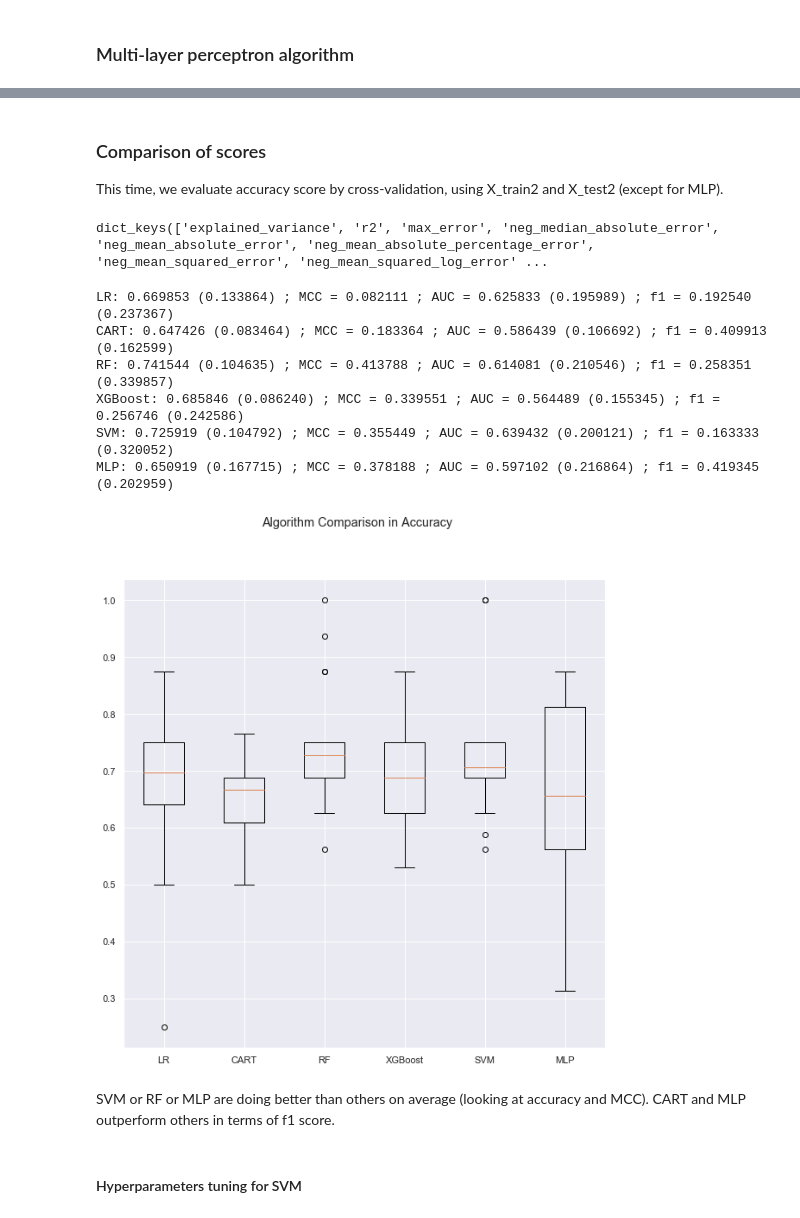
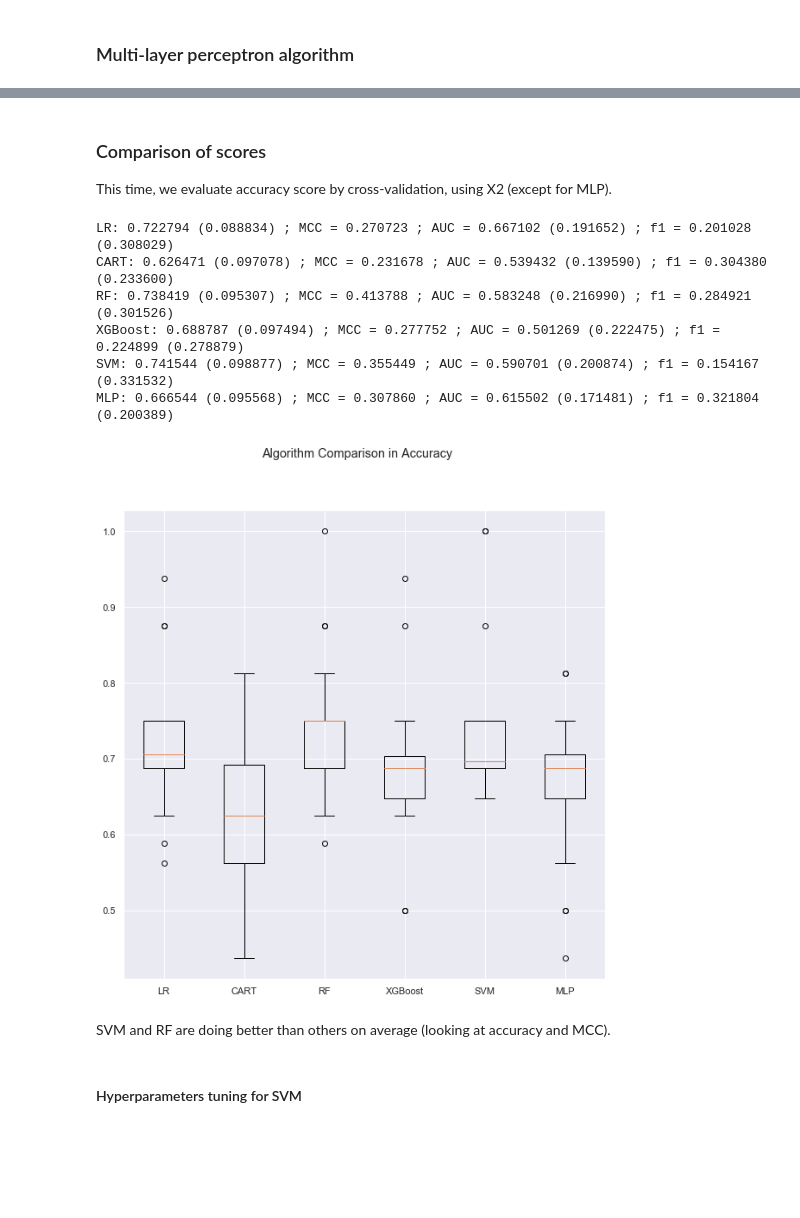
Before and after one commit to romanelgff/ml-mesothelioma, a Jupyter notebook: code.ipynb, the cells around one changed output, grey strips where cells are left out. Saved outputs shown, nothing was run; the diff lists cells and outputs as text; code cells hidden in the pictures; blank space fills up the shorter version.

```diff
--- a/code.ipynb
+++ b/code.ipynb
@@ -926,4 +929,4 @@ plt.show()
 # %%
-X2 = dc.loc[:,("lung_side_2", "duration_of_symptoms", "lung_side_1", "gender_0", "age", "C_reactive_protein", "city_0", "blood_lactic_dehydrogenise", "duration_of_asbestos_exposure", "white_blood", "albumin", "pleural_thickness_on_tomography", "pleural_lactic_dehydrogenise", "sedimentation", "platelet_count", "habit_of_cigarette_3", "lung_side_0", "pleural_glucose", "total_protein")].copy()
+X2 = dc.loc[:,("lung_side_2", "duration_of_symptoms", "gender_0", "gender_1", "age", "C_reactive_protein", "city_1", "duration_of_asbestos_exposure", "pleural_lactic_dehydrogenise", "sedimentation", "total_protein")].copy()
 y2 = df["class_of_diagnosis"].copy()
 X_train2, X_test2, y_train2, y_test2 = train_test_split(X2, y2, test_size=0.2, random_state=1, shuffle=True)
@@ -1149,10 +1156,12 @@ from sklearn.neural_network import MLPClassifier
 from sklearn.preprocessing import StandardScaler
 # %%
 # we keep original training and test dataset (more features are better for neural networks)
+X_train_init, X_test_init, y_train_init, y_test_init = train_test_split(dc_init, y, test_size=0.2, random_state=1, shuffle=True)
+
 scaler = StandardScaler()
-scaler.fit(X_train)
-X_train_s = scaler.transform(X_train)
-X_test_s = scaler.transform(X_test)
+scaler.fit(X_train_init)
+X_train_s = scaler.transform(X_train_init)
+X_test_s = scaler.transform(X_test_init)
 # %%
 param_grid = {
     'solver':['adam','sgd'],
@@ -1199,7 +1208,7 @@ pprint(param_grid)
 # %%
-clf_mlp = MLPClassifier(activation='tanh', alpha=0.0001, solver='sgd',
-                        learning_rate='constant', learning_rate_init=0.01,
-                        hidden_layer_sizes=(75,2,2), max_iter=1000,
-                        random_state=1)
+clf_mlp = MLPClassifier(activation='relu', alpha=0.05, solver='sgd',
+                        learning_rate='adaptive', learning_rate_init=0.05,
+                        hidden_layer_sizes=(100,1,2), max_iter=1000,
+                        random_state=42)
 clf_mlp.fit(X_train_s, y_train)
 # %% [output]
@@ -1264,10 +1273,16 @@ plt.show()
 # %% [markdown]
 ### Comparison of scores
-This time, we evaluate accuracy score by cross-validation, using X_train2 and X_test2 (except for MLP).
+This time, we evaluate accuracy score by cross-validation, using X2  (except for MLP).
 # %%
+# for SVM
 scaler = preprocessing.StandardScaler()
 scaler.fit(X2)
 X_s2 = scaler.transform(X2)
+
+# for MLP
+scaler = preprocessing.StandardScaler()
+scaler.fit(dc_init)
+X_init_s = scaler.transform(dc_init)
 # %%
 ml_models = []
 ml_models.append(("LR", LogisticRegression(max_iter=10000, random_state = 42)))
@@ -1277,10 +1292,6 @@ ml_models.append(("RF", RandomForestClassifier(n_estimators = 100,
                            bootstrap = True,
                            random_state = 42)))
 ml_models.append(("XGBoost", XGBClassifier(n_estimators=100, random_state=42)))
-# %%
-metrics.SCORERS.keys()
-# %% [output]
-dict_keys(['explained_variance', 'r2', 'max_error', 'neg_median_absolute_error', 'neg_mean_absolute_error', 'neg_mean_absolute_percentage_error', 'neg_mean_squared_error', 'neg_mean_squared_log_error' ...
 # %%
 # evaluate each model in turn
 results = []
@@ -1302,54 +1313,54 @@ for name, model in ml_models:
     print(msg)
 
 # MLP and SVM classifiers need scaled date
-model = svm.SVC(random_state=1)
+model = svm.SVC(random_state=42)
 model.fit(X_train_s2, y_train2)
 y_pred = model.predict(X_test_s2)
 matthews_coef = metrics.matthews_corrcoef(y_test2, y_pred)
 cv_results = cross_val_score(model, X_s2, y2, cv=kfold, scoring='accuracy')
 auc_results = cross_val_score(model, X_s2, y2, cv=kfold, scoring='roc_auc')
 f1_results = cross_val_score(model, X_s2, y2, cv=kfold, scoring='f1')
 
 results.append(cv_results)
 names.append("SVM")
 
 msg = "%s: %f (%f) ; MCC = %f ; AUC = %f (%f) ; f1 = %f (%f)" % ("SVM", cv_results.mean(), cv_results.std(), matthews_coef, auc_results.mean(), auc_results.std(), f1_results.mean(), f1_results.std())
 print(msg)
 
-model = MLPClassifier(activation='tanh', alpha=0.0001, solver='sgd',
-                      learning_rate='constant', learning_rate_init=0.01,
-                      hidden_layer_sizes=(75,2,2), max_iter=10000,
-                      random_state=1)
-model.fit(X_train_s, y_train)
+model = MLPClassifier(activation='relu', alpha=0.05, solver='sgd',
+                        learning_rate='adaptive', learning_rate_init=0.05,
+                        hidden_layer_sizes=(100,1,2), max_iter=1000,
+                        random_state=42)
+model.fit(X_train_s, y_train_init)
 y_pred = model.predict(X_test_s)
-matthews_coef = metrics.matthews_corrcoef(y_test, y_pred)
-cv_results = cross_val_score(model, X_scaled, y, cv=kfold, scoring='accuracy')
-auc_results = cross_val_score(model, X_scaled, y, cv=kfold, scoring='roc_auc')
-f1_results = cross_val_score(model, X_scaled, y, cv=kfold, scoring='f1')
+matthews_coef = metrics.matthews_corrcoef(y_test_init, y_pred)
+cv_results = cross_val_score(model, X_init_s, y, cv=kfold, scoring='accuracy')
+auc_results = cross_val_score(model, X_init_s, y, cv=kfold, scoring='roc_auc')
+f1_results = cross_val_score(model, X_init_s, y, cv=kfold, scoring='f1')
 
 results.append(cv_results)
 names.append("MLP")
 
 msg = "%s: %f (%f) ; MCC = %f ; AUC = %f (%f) ; f1 = %f (%f)" % ("MLP", cv_results.mean(), cv_results.std(), matthews_coef, auc_results.mean(), auc_results.std(), f1_results.mean(), f1_results.std())
 print(msg)
 
 # boxplot algorithm comparison
 fig = plt.figure()
 fig.suptitle('Algorithm Comparison in Accuracy')
 ax = fig.add_subplot(111)
 plt.boxplot(results)
 ax.set_xticklabels(names)
 plt.show()
 # %% [output]
-LR: 0.669853 (0.133864) ; MCC = 0.082111 ; AUC = 0.625833 (0.195989) ; f1 = 0.192540 (0.237367)
-CART: 0.647426 (0.083464) ; MCC = 0.183364 ; AUC = 0.586439 (0.106692) ; f1 = 0.409913 (0.162599)
-RF: 0.741544 (0.104635) ; MCC = 0.413788 ; AUC = 0.614081 (0.210546) ; f1 = 0.258351 (0.339857)
-XGBoost: 0.685846 (0.086240) ; MCC = 0.339551 ; AUC = 0.564489 (0.155345) ; f1 = 0.256746 (0.242586)
-SVM: 0.725919 (0.104792) ; MCC = 0.355449 ; AUC = 0.639432 (0.200121) ; f1 = 0.163333 (0.320052)
-MLP: 0.650919 (0.167715) ; MCC = 0.378188 ; AUC = 0.597102 (0.216864) ; f1 = 0.419345 (0.202959)
+LR: 0.722794 (0.088834) ; MCC = 0.270723 ; AUC = 0.667102 (0.191652) ; f1 = 0.201028 (0.308029)
+CART: 0.626471 (0.097078) ; MCC = 0.231678 ; AUC = 0.539432 (0.139590) ; f1 = 0.304380 (0.233600)
+RF: 0.738419 (0.095307) ; MCC = 0.413788 ; AUC = 0.583248 (0.216990) ; f1 = 0.284921 (0.301526)
+XGBoost: 0.688787 (0.097494) ; MCC = 0.277752 ; AUC = 0.501269 (0.222475) ; f1 = 0.224899 (0.278879)
+SVM: 0.741544 (0.098877) ; MCC = 0.355449 ; AUC = 0.590701 (0.200874) ; f1 = 0.154167 (0.331532)
+MLP: 0.666544 (0.095568) ; MCC = 0.307860 ; AUC = 0.615502 (0.171481) ; f1 = 0.321804 (0.200389)
-[figure, old version]
+[figure, new version]
 # %% [markdown]
-SVM or RF or MLP are doing better than others on average (looking at accuracy and MCC). CART and MLP outperform others in terms of f1 score.
+SVM and RF are doing better than others on average (looking at accuracy and MCC).
 # %% [markdown]
 #### Hyperparameters tuning for SVM
 # %%
```
Also changed, not shown: parts of 64 cells of this notebook, 6 other files.
